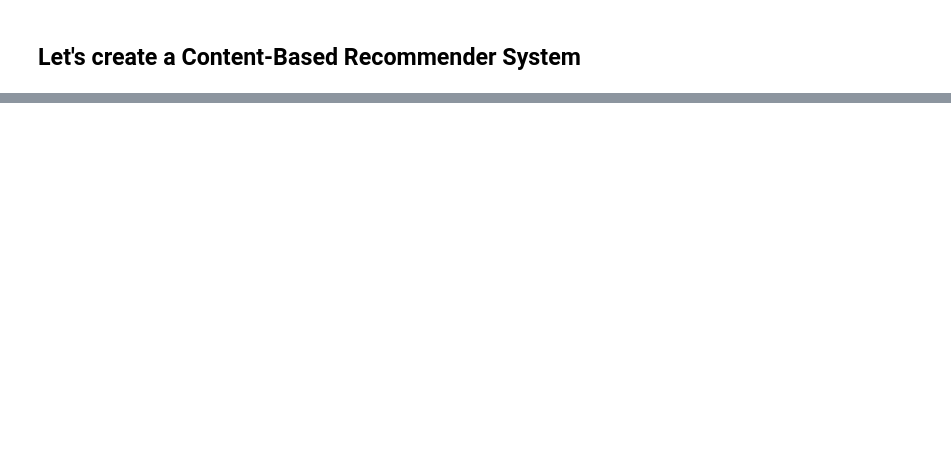
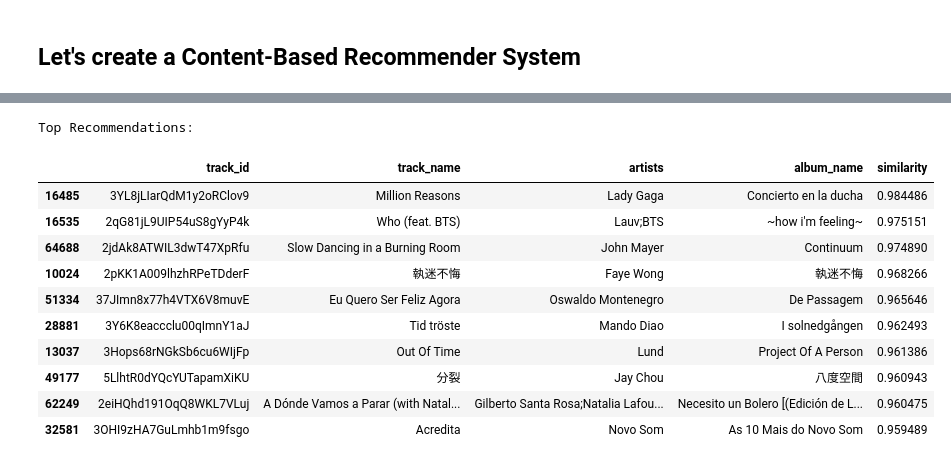
Before and after one commit to abrarshahok/Spotify-Tracks---Clustering-and-Recommendation, a Jupyter notebook: notebook.ipynb, the cells around one changed output, grey strips where cells are left out. Cells and saved outputs as stored; diff of their text form; code cells hidden in the pictures; blank space fills up the shorter version.

```diff
--- a/notebook.ipynb
+++ b/notebook.ipynb
@@ -354,16 +348,17 @@ orginal_df[features]
 # %%
+# Get recommendations with similarity
 def content_based_recommendations(track_id, data, features, top_n=10):
     if track_id not in data["track_id"].values:
         raise ValueError(f"Track ID '{track_id}' not found in the dataset.")
 
     track_features = data[data["track_id"] == track_id][features].values
-
     similarities = cosine_similarity(track_features, data[features])[0]
 
-    data["similarity"] = similarities
+    temp_data = data.copy()
+    temp_data["similarity"] = similarities
 
     recommendations = (
-        data[data["track_id"] != track_id]
+        temp_data[temp_data["track_id"] != track_id]
         .sort_values(by="similarity", ascending=False)
         .head(top_n)
     )
@@ -422,5 +404,0 @@ def content_based_recommendations_with_clustering(track_id, data, features, top_
-# %%
-liked_track_id = "2i6Zgt3uFaupWIcpvRORMn"
-liked_song = original_df.loc[original_df['track_id'] == liked_track_id]
-print("Liked Song\n")
-pd.DataFrame(liked_song[["track_id", "track_name", "artists", "album_name", "similarity"]])
@@ -448,0 +405,19 @@ Top Recommendations - Clustering:
+# %%
+print("\nTop Recommendations:")
+features = ['danceability', 'energy', 'loudness', 'speechiness',
+           'acousticness', 'instrumentalness', 'liveness', 'valence', 'tempo']
+recommendations = content_based_recommendations(liked_track_id, original_df, features)
+recommendations
+# %% [output]
+Top Recommendations:
+|  | track_id | track_name | artists | album_name | similarity |
+| 16485 | 3YL8jLIarQdM1y2oRClov9 | Million Reasons | Lady Gaga | Concierto en la ducha | 0.984486 |
+| 16535 | 2qG81jL9UIP54uS8gYyP4k | Who (feat. BTS) | Lauv;BTS | ~how i'm feeling~ | 0.975151 |
+| 64688 | 2jdAk8ATWIL3dwT47XpRfu | Slow Dancing in a Burning Room | John Mayer | Continuum | 0.974890 |
+| 10024 | 2pKK1A009lhzhRPeTDderF | 執迷不悔 | Faye Wong | 執迷不悔 | 0.968266 |
+| 51334 | 37JImn8x77h4VTX6V8muvE | Eu Quero Ser Feliz Agora | Oswaldo Montenegro | De Passagem | 0.965646 |
+| 28881 | 3Y6K8eaccclu00qImnY1aJ | Tid tröste | Mando Diao | I solnedgången | 0.962493 |
+| 13037 | 3Hops68rNGkSb6cu6WIjFp | Out Of Time | Lund | Project Of A Person | 0.961386 |
+| 49177 | 5LlhtR0dYQcYUTapamXiKU | 分裂 | Jay Chou | 八度空間 | 0.960943 |
+| 62249 | 2eiHQhd191OqQ8WKL7VLuj | A Dónde Vamos a Parar (with Natal... | Gilberto Santa Rosa;Natalia Lafou... | Necesito un Bolero [(Edición de L... | 0.960475 |
+| 32581 | 3OHI9zHA7GuLmhb1m9fsgo | Acredita | Novo Som | As 10 Mais do Novo Som | 0.959489 |
```
Also changed, not shown: parts of 21 cells of this notebook.
